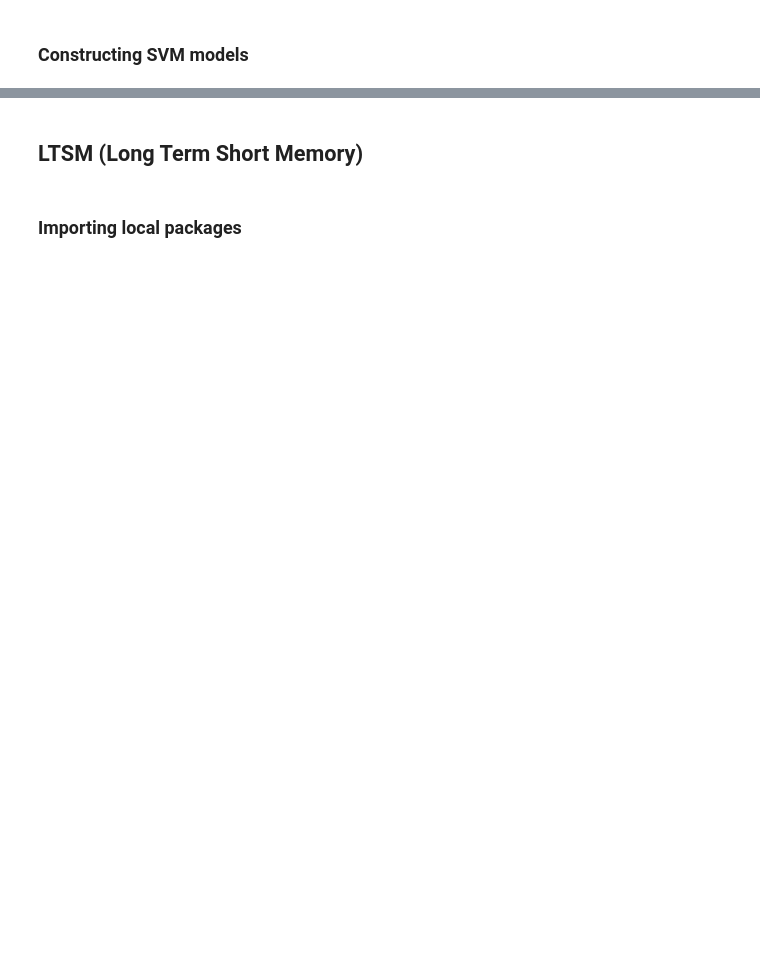
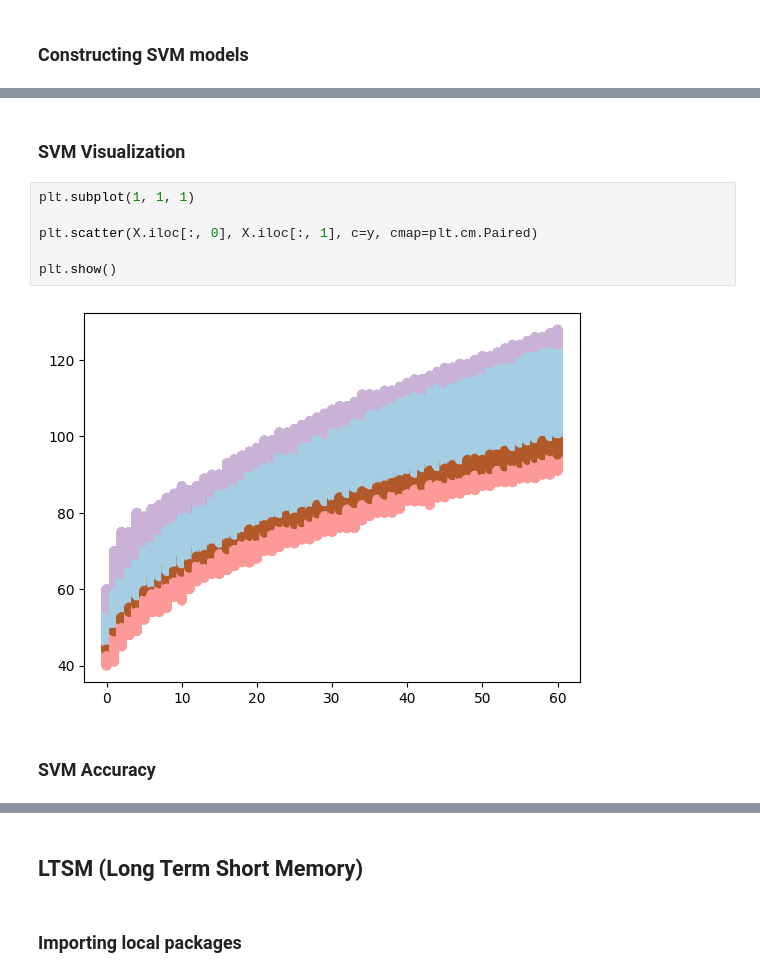
Before and after one commit to sammmms/Artificial-IntelligenceTugas, a Jupyter notebook: 221110680_SamuelOnasis.ipynb, the cells around one changed output, grey strips where cells are left out. Cells and saved outputs as stored; diff of their text form; blank space fills up the shorter version.

```diff
--- a/221110680_SamuelOnasis.ipynb
+++ b/221110680_SamuelOnasis.ipynb
@@ -285,0 +290,12 @@ svm = SVC(kernel = "rbf", gamma=0.5, C=1.0)
+# %% [markdown]
+### SVM Visualization
+# %%
+plt.subplot(1, 1, 1)
+
+plt.scatter(X.iloc[:, 0], X.iloc[:, 1], c=y, cmap=plt.cm.Paired)
+
+plt.show()
+# %% [output]
+[figure, added]
+# %% [markdown]
+### SVM Accuracy
```
Also changed, not shown: parts of 11 cells of this notebook.
